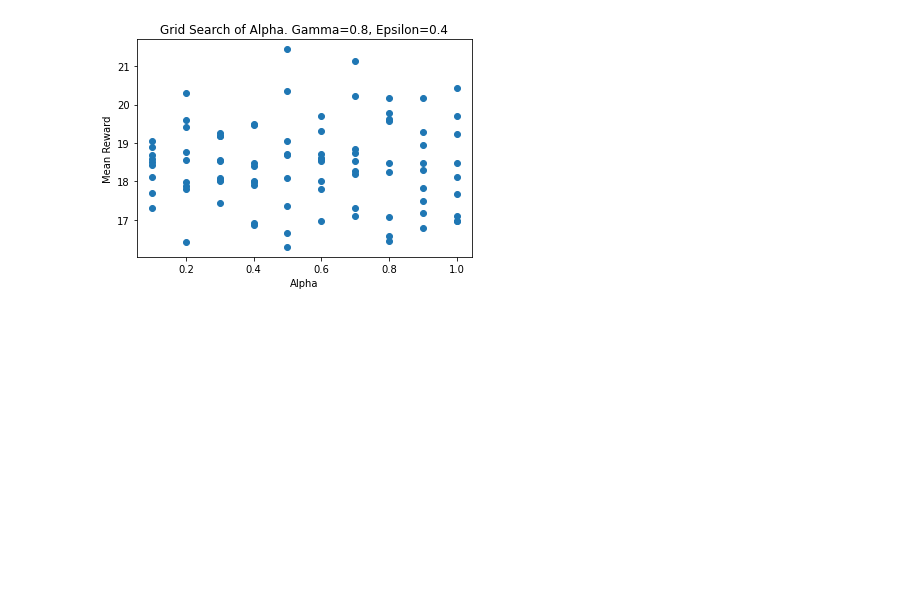
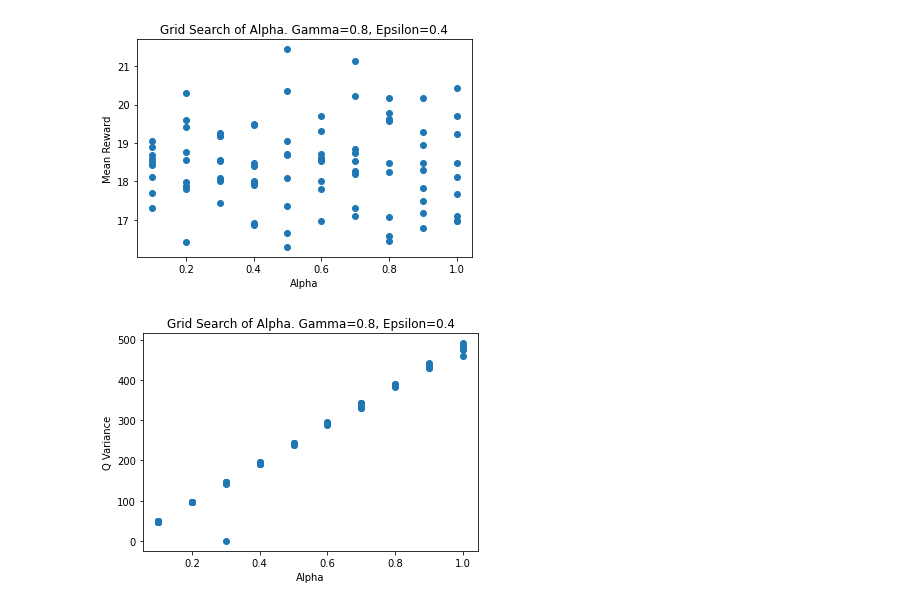
Before and after one commit to SL477/DRL-coursework, a Jupyter notebook: basic_task_data.ipynb, the cells around one changed output. Cells and saved outputs as stored; diff of their text form; code cells hidden in the pictures; blank space fills up the shorter version.

```diff
--- a/basic_task_data.ipynb
+++ b/basic_task_data.ipynb
@@ -103,3 +111,11 @@ plt.title('Grid Search of Alpha. Gamma=0.8, Epsilon=0.4')
 plt.show()
 # %% [output]
 [figure]
+# %%
+plt.scatter('alpha', 'q_var', data=grid_alpha_df)
+plt.xlabel('Alpha')
+plt.ylabel('Q Variance')
+plt.title('Grid Search of Alpha. Gamma=0.8, Epsilon=0.4')
+plt.show()
+# %% [output]
+[figure, added]
```
Also changed, not shown: parts of 7 cells of this notebook, 5 other files.
